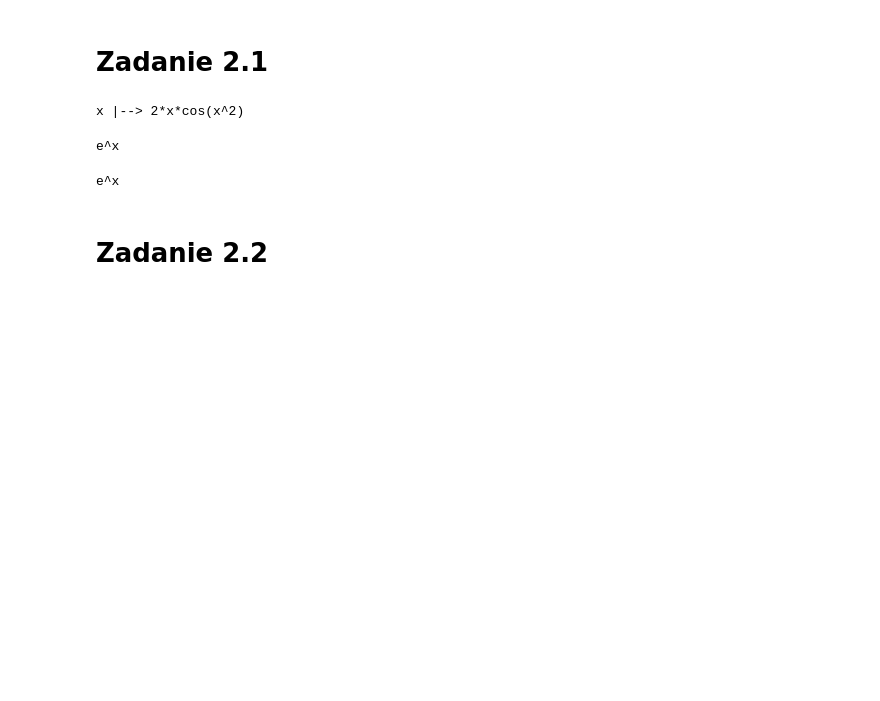
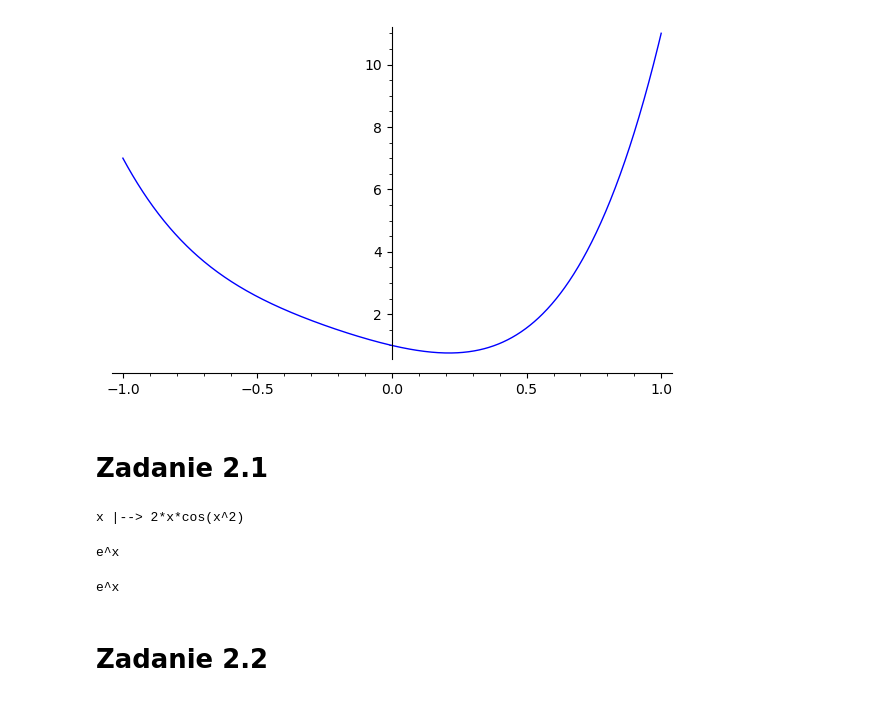
Before and after one commit to jprzew/oprogmat, a Jupyter notebook: grupa1_sage/CalculusAndEquations.ipynb, the cells around one changed output. Saved outputs shown, nothing was run; the diff lists cells and outputs as text; code cells hidden in the pictures; blank space fills up the shorter version.

```diff
--- a/grupa1_sage/CalculusAndEquations.ipynb
+++ b/grupa1_sage/CalculusAndEquations.ipynb
@@ -1,3 +91,7 @@
+# %%
+plot(diff(x^5 + x^4 + x^3 - x^2 + x - 1, x))
+# %% [output]
+[figure, added]
 # %% [markdown]
 # Zadanie 2.1
 # %%
```
Also changed, not shown: parts of 40 cells of this notebook, 2 other files.
